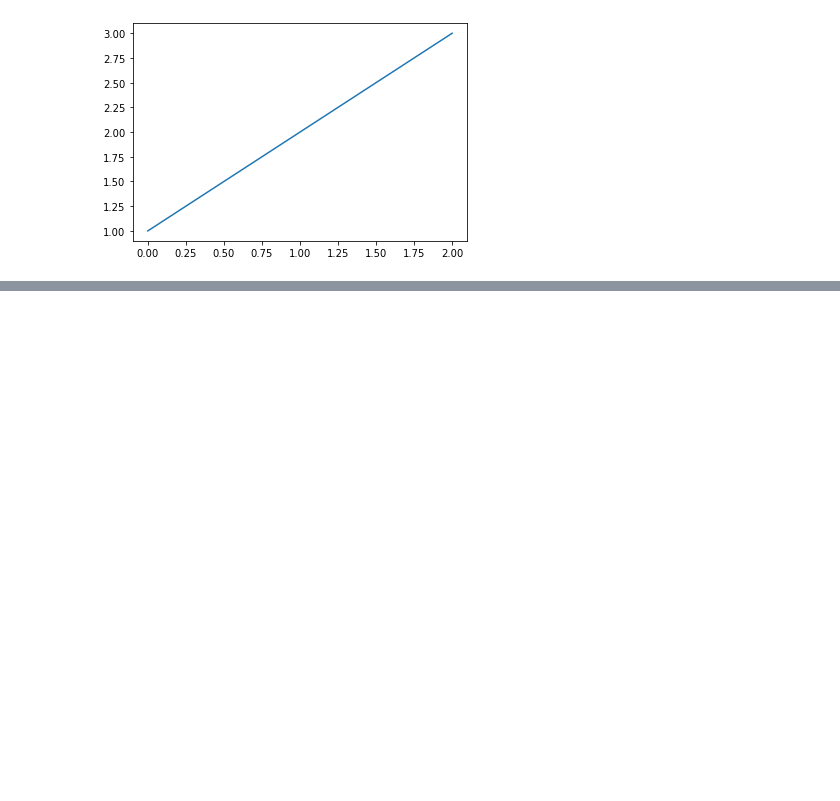
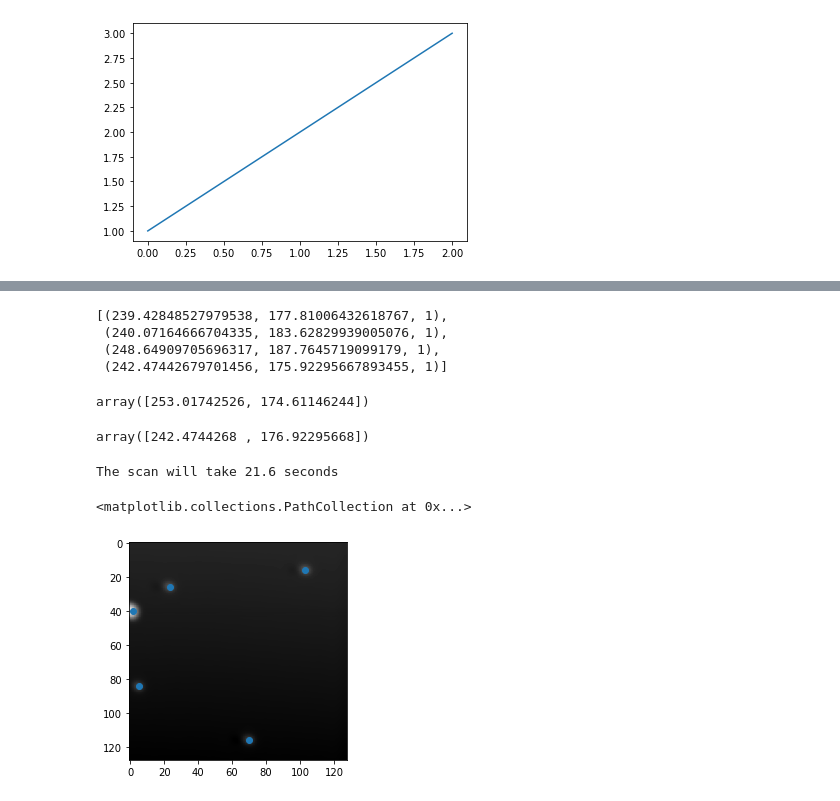
Before and after one commit to SINGROUP/Atom_manipulation_with_RL, a Jupyter notebook: multiple_atoms_building_with_relative_anchor_new.ipynb, the cells around one changed output, grey strips where cells are left out. Drawn from its saved outputs; the diff is of its cells as text; code cells hidden in the pictures; blank space fills up the shorter version.

```diff
--- a/multiple_atoms_building_with_relative_anchor_new.ipynb
+++ b/multiple_atoms_building_with_relative_anchor_new.ipynb
@@ -62,0 +132,61 @@ for i in range(num_steps):
+# %%
+env.obstacle_list
+# %% [output]
+[(239.42848527979538, 177.81006432618767, 1),
+ (240.07164666704335, 183.62829939005076, 1),
+ (248.64909705696317, 187.7645719099179, 1),
+ (242.47442679701456, 175.92295667893455, 1)]
+# %%
+env.atom_chosen
+# %% [output]
+array([253.01742526, 174.61146244])
+# %%
+env.design_chosen
+# %% [output]
+array([242.4744268 , 176.92295668])
+# %%
+img_forward, img_backward, offset_nm, len_nm = env.createc_controller.scan_image()
+# %% [output]
+The scan will take 21.6 seconds
+# %%
+def blob_detection(img):
+    ###set BlobDetector params https://learnopencv.com/blob-detection-using-opencv-python-c/
+    img = np.array(img)
+    img = (255*((img-np.min(img))/(np.max(img)-np.min(img)))).astype('uint8')
+    #kernel = np.ones((3,3),np.float32)/9
+    #img = cv2.filter2D(img,-1,kernel)
+    #pdb.set_trace()
+    #plt.imshow(img)
+    params = cv2.SimpleBlobDetector_Params()
+    params.filterByInertia = False
+    params.filterByCircularity = False
+    params.filterByConvexity = False
+    #params.minInertiaRatio = 0.7
+    params.maxThreshold = 255
+    params.minThreshold = 40
+    params.blobColor = 255
+    params.filterByArea = False
+    params.minArea = 1
+    params.maxArea = 1000
+    params.minDistBetweenBlobs = 10
+    ###create BlobDetector
+    detector = cv2.SimpleBlobDetector_create(params)
+    ###Detect
+    keypoints = detector.detect(img)
+    #im_with_keypoints = cv2.drawKeypoints(img, keypoints, np.array([]), (0,0,255), cv2.DRAW_MATCHES_FLAGS_DRAW_RICH_KEYPOINTS)
+
+    atoms_pixel = []
+    atoms_size = []
+    for k in keypoints:
+        atoms_pixel.append(k.pt)
+        atoms_size.append(k.size)
+    atoms_pixel = np.array(atoms_pixel)
+    atoms_size = np.array(atoms_size)
+    return atoms_pixel, atoms_size
+# %%
+b, _ = blob_detection(img_backward)
+plt.imshow(img_backward)
+plt.scatter(b[:,0], b[:,1])
+# %% [output]
+<matplotlib.collections.PathCollection at 0x...>
+[figure, added]
```
Also changed, not shown: parts of 11 cells of this notebook, 4 other files.
